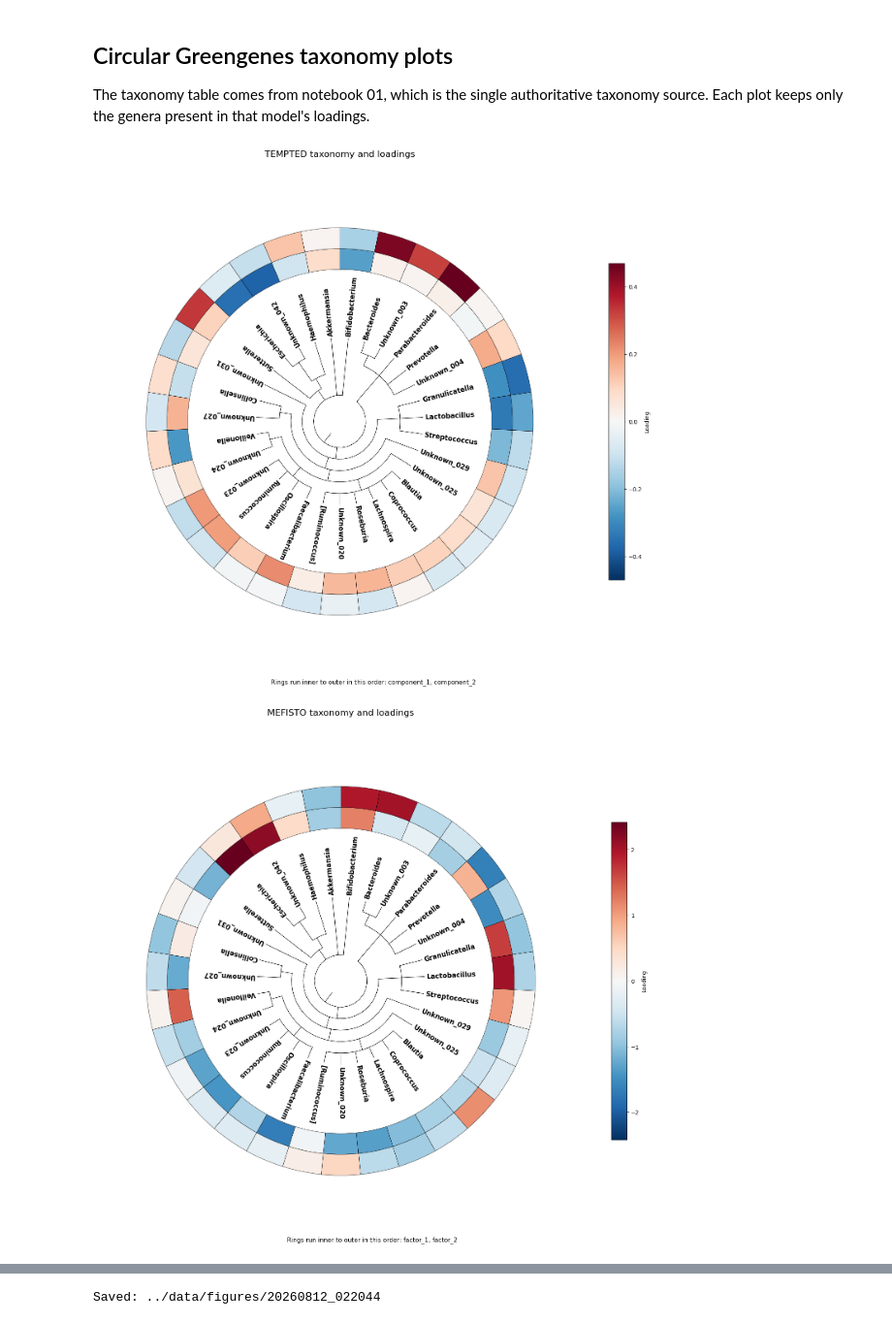
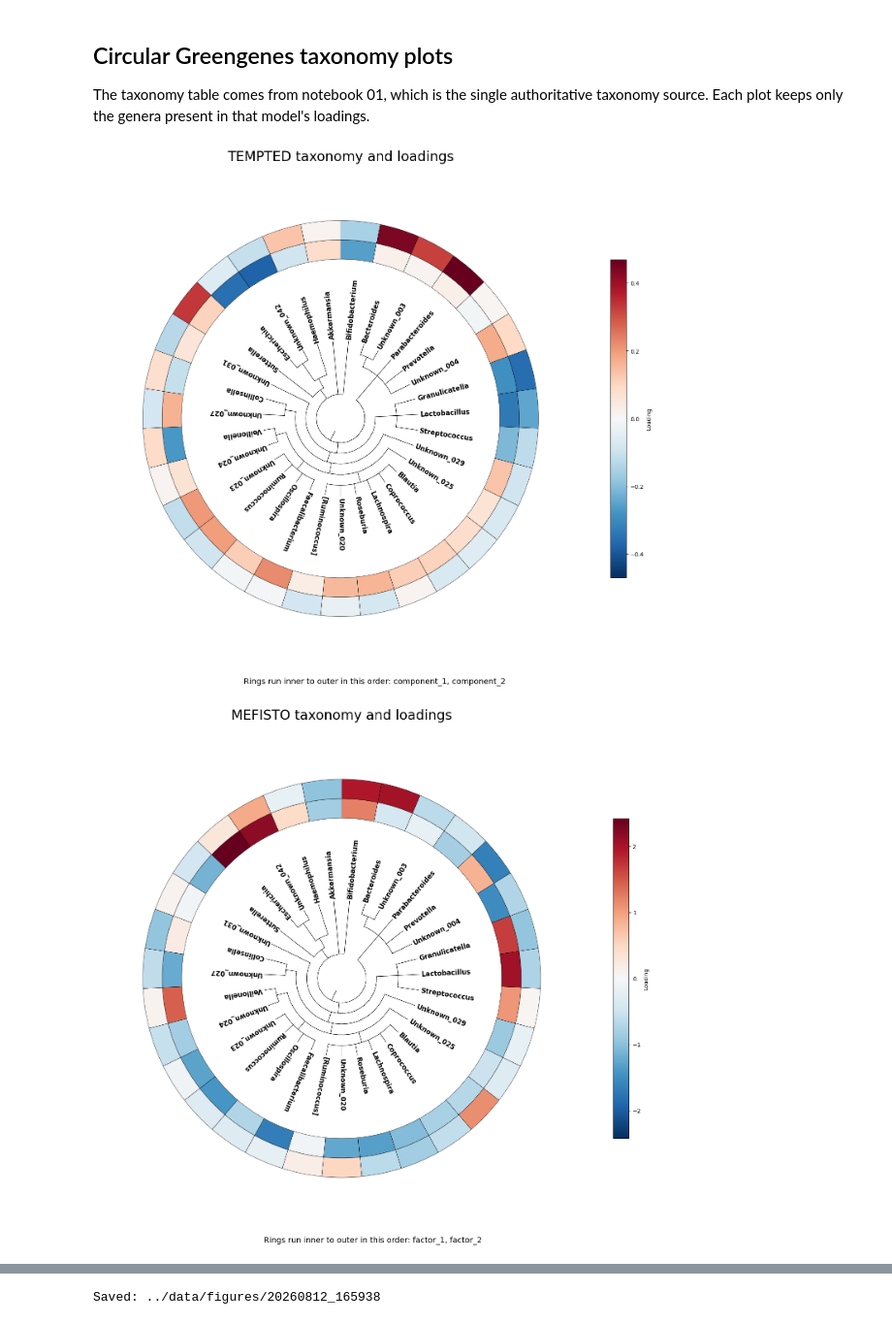
Before and after one commit to UnDfind79/TEMPTED_MEFISTO_PROJECT, a Jupyter notebook: notebooks/06_create_plots.ipynb, the cells around one changed output, grey strips where cells are left out. Shown at 97% size. Saved outputs shown, nothing was run; the diff lists cells and outputs as text; code cells hidden in the pictures.

```diff
--- a/notebooks/06_create_plots.ipynb
+++ b/notebooks/06_create_plots.ipynb
@@ -232,7 +487,7 @@ The taxonomy table comes from notebook 01, which is the single authoritative tax
 # %%
 from matplotlib.colors import Normalize
 
-def taxonomy_ring(loadings, dims, title, filename, top=None):
+def taxonomy_ring(loadings, dims, title, filename):
 
     # keep taxonomy for the genera used by this model
     model_taxonomy = taxonomy[
@@ -249,11 +504,6 @@ def taxonomy_ring(loadings, dims, title, filename, top=None):
     # rank genera by their strongest loading
     table["importance"] = table[dims].abs().max(axis=1)
 
-    if top:
-        table = table.nlargest(
-            min(top, len(table)),
-            "importance",
-        )
 
     # define the taxonomy levels
     ranks = [
@@ -356,7 +606,7 @@ def taxonomy_ring(loadings, dims, title, filename, top=None):
     ax.set_axis_off()
 
     # keep the loading rings thin and close to the labels
-    ring_start = .62
+    ring_start = .70
     ring_width = .085
 
     ax.set_ylim(
@@ -475,8 +725,7 @@ def taxonomy_ring(loadings, dims, title, filename, top=None):
     # add title
     ax.set_title(
         title,
-        fontsize=16,
-        pad=20,
+        fontsize=24,
     )
 
     # add loading scale
@@ -498,44 +747,28 @@ def taxonomy_ring(loadings, dims, title, filename, top=None):
         "Rings run inner to outer in this order: "
         + ", ".join(dims),
         ha="center",
-        fontsize=11,
+        fontsize=14,
     )
 
     save(filename)
 # %%
-# draw full and top-30 taxonomy loading plots
+# draw taxonomy loading plots
 
 taxonomy_ring(
     t_load,
     t_dims,
     "TEMPTED taxonomy and loadings",
     "tempted_taxonomy_ring.png",
 )
 
 taxonomy_ring(
     m_load,
     m_dims,
     "MEFISTO taxonomy and loadings",
     "mefisto_taxonomy_ring.png",
 )
 
-taxonomy_ring(
-    t_load,
-    t_dims,
-    "TEMPTED top-30 taxonomy and loadings",
-    "tempted_taxonomy_ring_top30.png",
-    top=30,
-)
-
-taxonomy_ring(
-    m_load,
-    m_dims,
-    "MEFISTO top-30 taxonomy and loadings",
-    "mefisto_taxonomy_ring_top30.png",
-    top=30,
-)
-
 print("Saved:", output)
 # %% [output]
-[figure, old version]
+[figure, new version]
-[figure, old version]
+[figure, new version]
@@ -544 +775 @@ print("Saved:", output)
-Saved: ../data/figures/20260812_022044
+Saved: ../data/figures/20260812_165938
```
Also changed, not shown: parts of 5 cells of this notebook, 36 other files.
